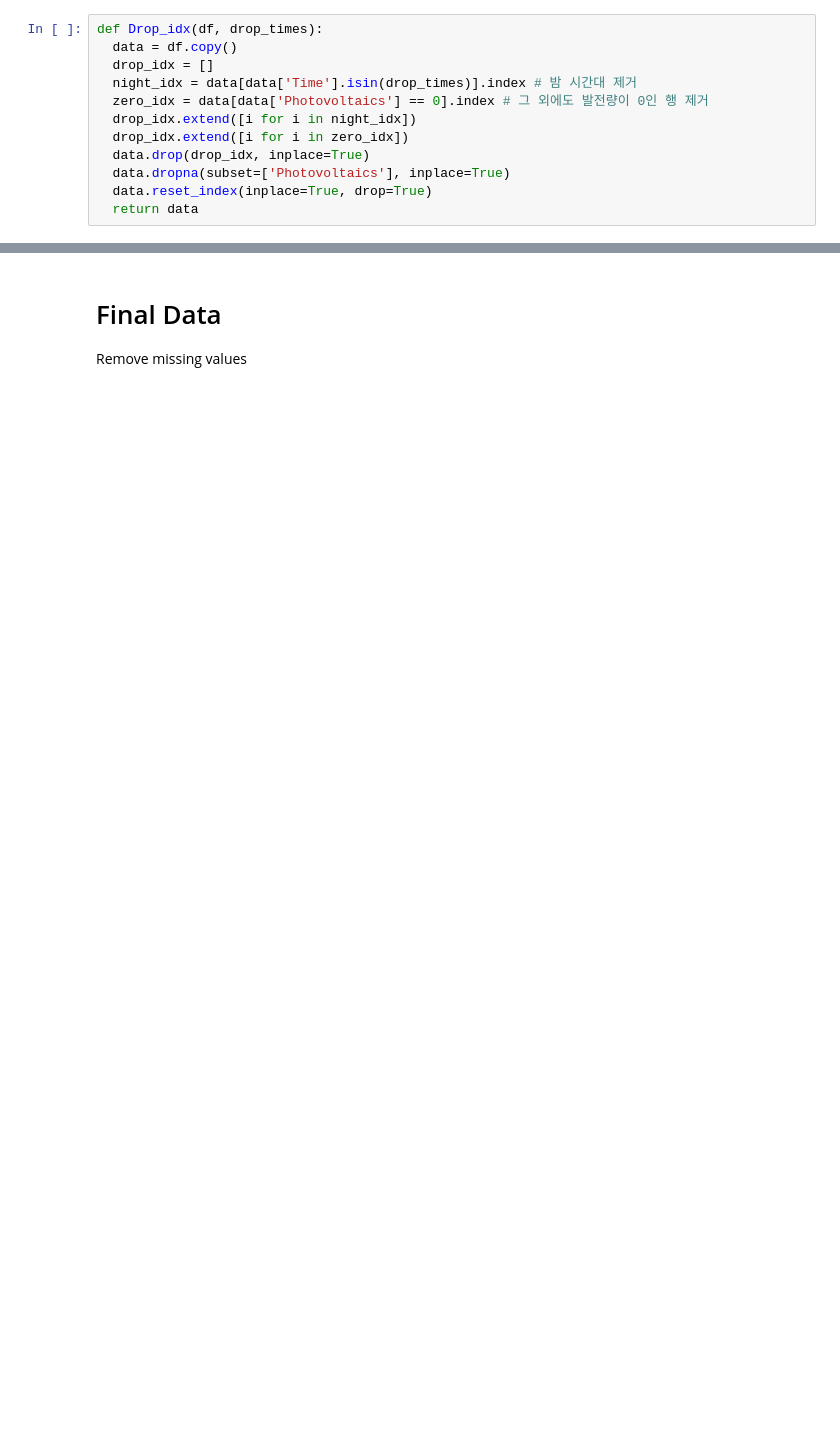
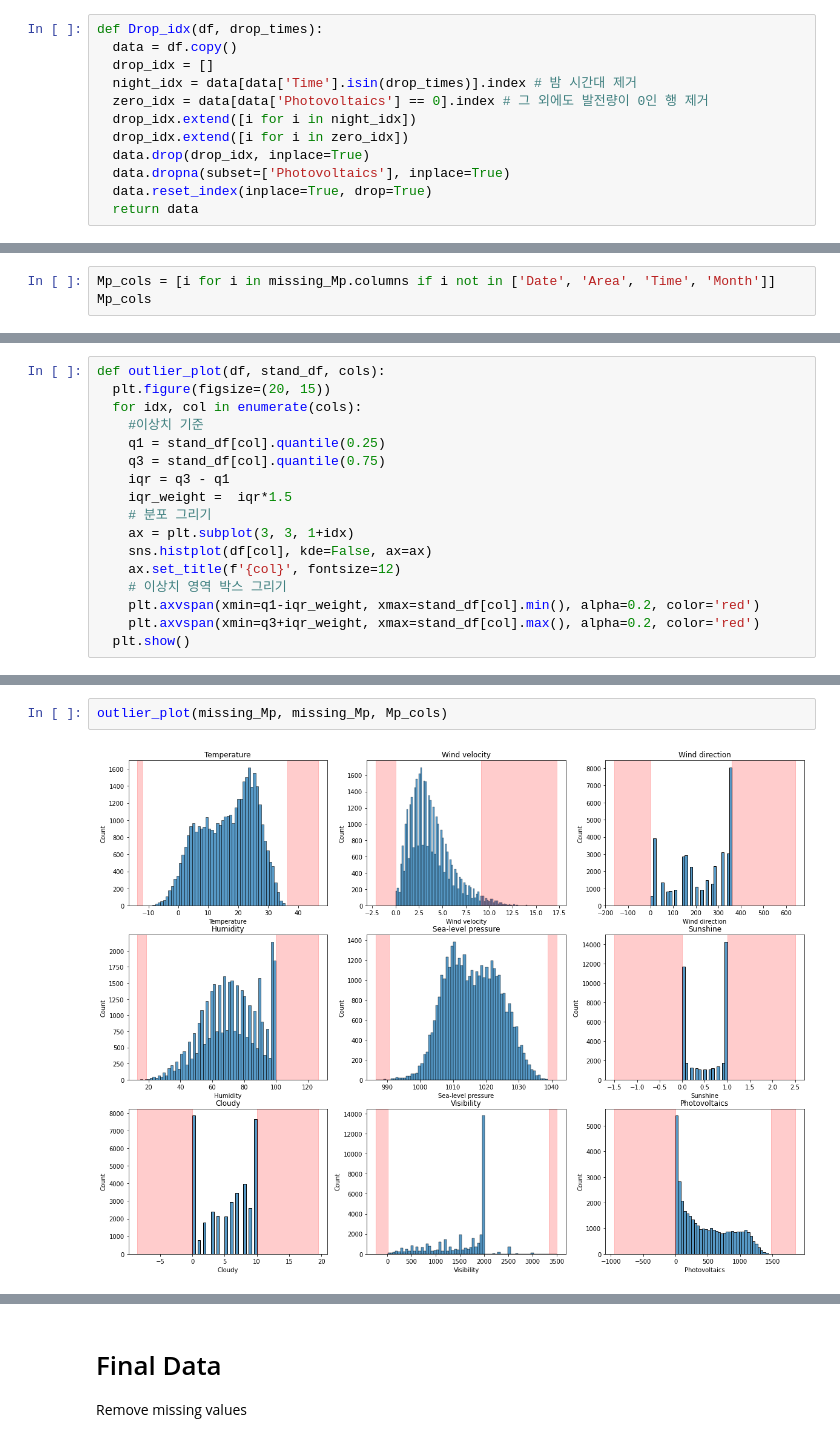
Before and after one commit to Hanchaeeun/SolarPower-Analysis, a Jupyter notebook: 04_preprocessing.ipynb, the cells around one changed output, grey strips where cells are left out. Saved outputs shown, nothing was run; the diff lists cells and outputs as text; blank space fills up the shorter version.

```diff
--- a/04_preprocessing.ipynb
+++ b/04_preprocessing.ipynb
@@ -265,0 +110,3 @@ Day_plot(Jj_df, 'Jinjo')
+# %%
+Mp_cols = [i for i in missing_Mp.columns if i not in ['Date', 'Area', 'Time', 'Month']]
+Mp_cols
@@ -265,0 +123,17 @@ Day_plot(Jj_df, 'Jinjo')
+# %%
+def outlier_plot(df, stand_df, cols):
+  plt.figure(figsize=(20, 15))
+  for idx, col in enumerate(cols):
+    #이상치 기준
+    q1 = stand_df[col].quantile(0.25)
+    q3 = stand_df[col].quantile(0.75)
+    iqr = q3 - q1
+    iqr_weight =  iqr*1.5
+    # 분포 그리기
+    ax = plt.subplot(3, 3, 1+idx)
+    sns.histplot(df[col], kde=False, ax=ax)
+    ax.set_title(f'{col}', fontsize=12)
+    # 이상치 영역 박스 그리기
+    plt.axvspan(xmin=q1-iqr_weight, xmax=stand_df[col].min(), alpha=0.2, color='red')
+    plt.axvspan(xmin=q3+iqr_weight, xmax=stand_df[col].max(), alpha=0.2, color='red')
+  plt.show()
@@ -265,0 +157,4 @@ Day_plot(Jj_df, 'Jinjo')
+# %%
+outlier_plot(missing_Mp, missing_Mp, Mp_cols)
+# %% [output]
+[figure, added]
```
Also changed, not shown: parts of 90 cells of this notebook.
